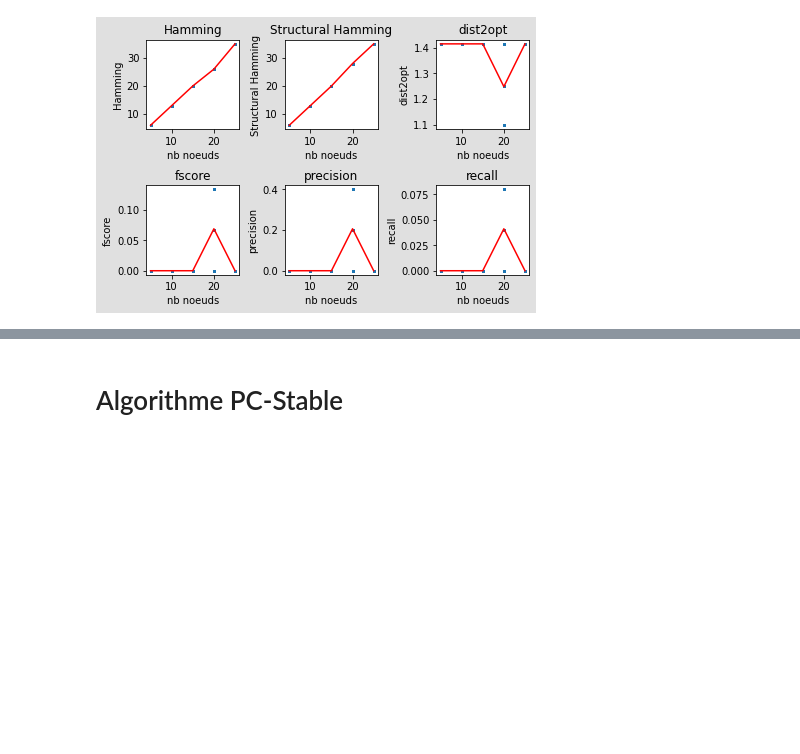
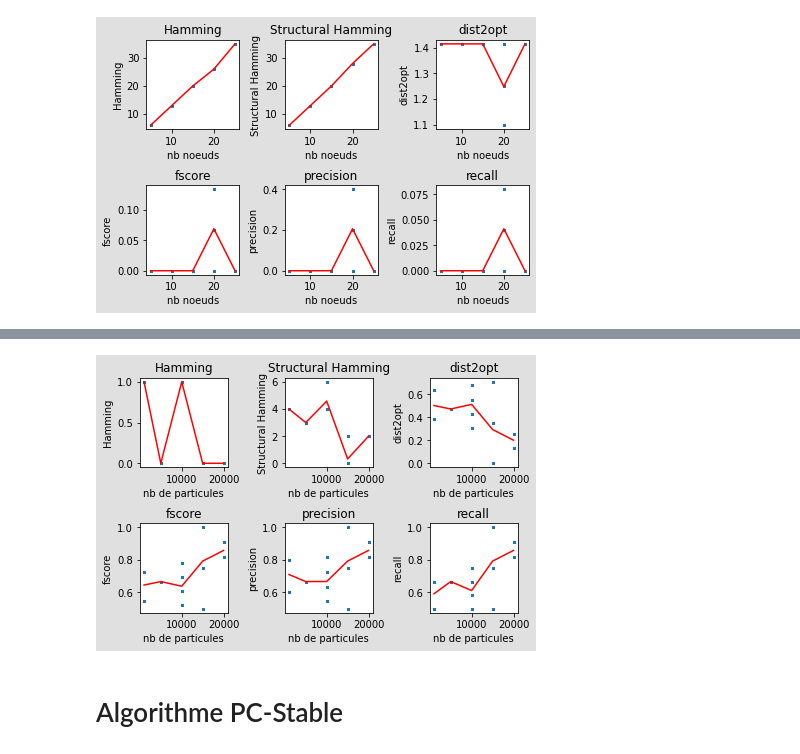
Before and after one commit to davidPinaud/BN_PCSTABLE, a Jupyter notebook: test_projet_MADI.ipynb, the cells around one changed output, grey strips where cells are left out. Saved outputs shown, nothing was run; the diff lists cells and outputs as text; code cells hidden in the pictures; blank space fills up the shorter version.

Commit message:
Fini test expérimentaux

```diff
--- a/test_projet_MADI.ipynb
+++ b/test_projet_MADI.ipynb
@@ -125,7 +131,7 @@ def learn_PC(bn,csvFilePath="test.csv",verbose=False):
 # %%
 ############Exemple############
 bn=genRandomBN()
-bn_approx,duration=learn_PC(bn,csvFilePath="test.csv",verbose=True)
+bn_approx,duration,_=learn_PC(bn,csvFilePath="test.csv",verbose=True)
 # %% [output]
 Apprentissage en 0.03126978874206543 seconde avec 20000 particules généré à partir d'un BN avec 5 noeuds, 5 arcs et de modalité maximum 3
 Graphe 1 : non orienté complet ------ Graphe 2 : après phase 1 ------ Graphe 3 : après phase 2
@@ -155,7 +161,7 @@ for n in list_nb_particules:
     #On créer un nombre nb_apprentissage_par_n de BN
     for _ in range(nb_apprentissage_par_n):
         #Appel de PC
-        _,duration=learn_PC(bn,csvFilePath="test.csv",verbose=False)
+        _,duration,_=learn_PC(bn,csvFilePath="test.csv",verbose=False)
         criteres=dict()
         criteres["duration"]=duration
         criteres["nb_particule"]=n
@@ -198,7 +204,7 @@ for n_nodes in list_nb_nodes:
     bn=genRandomBN(n,n_nodes, n_arcs, n_modmax=4,name_out="test.csv")
     for _ in range(nb_apprentissage_par_n_nodes):
         criteres=dict()
-        _,duration=learn_PC(bn,csvFilePath="test.csv",verbose=False)
+        _,duration,_=learn_PC(bn,csvFilePath="test.csv",verbose=False)
         criteres_all.append(criteres)
         criteres["duration"]=duration
         criteres["n_nodes"]=n_nodes
@@ -231,11 +237,13 @@ plt.show()
 nb_apprentissage_par_n_nodes=100
 criteres_all=[]
 list_nb_nodes=[5,10,15,20,25]
+n=5000
+
 for n_nodes in list_nb_nodes:
     n_arcs=int(1.25*n_nodes)
     bn_original=genRandomBN(n,n_nodes, n_arcs, n_modmax=4,name_out="test.csv")
     for _ in range(nb_apprentissage_par_n_nodes):
-        bn_approx_all,duration=learn_PC(bn_original,csvFilePath="test.csv",verbose=False)
+        bn_approx_all,duration,_=learn_PC(bn_original,csvFilePath="test.csv",verbose=False)
         bn_approx=random.choice(bn_approx_all)
         comparator=bn_vs_bn.GraphicalBNComparator(bn_original,bn_approx)
         #criteres=comparator.skeletonScores()
@@ -308,3 +360,44 @@ plt.show()
+# %%
+fig1, f1_axes = plt.subplots(ncols=3, nrows=2, constrained_layout=True)
+f1_axes[0][0].scatter(bnx,bny_hamming,label="Hamming",s=3)
+f1_axes[0][0].set_title("Hamming")
+f1_axes[0][0].plot(list_nb_particules,moy_all["hamming"],c='r',label="Hamming moyen")
+f1_axes[0][0].set_xlabel("nb de particules")
+f1_axes[0][0].set_ylabel("Hamming")
+
+f1_axes[0][1].scatter(bnx,bny_StructuralHamming,label="Structural Hamming",s=3)
+f1_axes[0][1].set_title("Structural Hamming")
+f1_axes[0][1].plot(list_nb_particules,moy_all["structural hamming"],c='r',label="Structural Hamming moyen")
+f1_axes[0][1].set_xlabel("nb de particules")
+f1_axes[0][1].set_ylabel("Structural Hamming")
+
+f1_axes[0][2].scatter(bnx,bny_dist2opt,label="dist2opt",s=3)
+f1_axes[0][2].set_title("dist2opt")
+f1_axes[0][2].plot(list_nb_particules,moy_all["dist2opt"],c='r',label="dist2opt moyen")
+f1_axes[0][2].set_xlabel("nb de particules")
+f1_axes[0][2].set_ylabel("dist2opt")
+
+f1_axes[1][0].scatter(bnx,bny_fscore,label="fscore",s=3)
+f1_axes[1][0].set_title("fscore")
+f1_axes[1][0].plot(list_nb_particules,moy_all["fscore"],c='r',label="fscore moyen")
+f1_axes[1][0].set_xlabel("nb de particules")
+f1_axes[1][0].set_ylabel("fscore")
+
+f1_axes[1][1].scatter(bnx,bny_precision,label="precision",s=3)
+f1_axes[1][1].set_title("precision")
+f1_axes[1][1].plot(list_nb_particules,moy_all["precision"],c='r',label="precision moyen")
+f1_axes[1][1].set_xlabel("nb de particules")
+f1_axes[1][1].set_ylabel("precision")
+
+f1_axes[1][2].scatter(bnx,bny_recall,label="recall",s=3)
+f1_axes[1][2].set_title("recall")
+f1_axes[1][2].plot(list_nb_particules,moy_all["recall"],c='r',label="recall moyen")
+f1_axes[1][2].set_xlabel("nb de particules")
+f1_axes[1][2].set_ylabel("recall")
+
+plt.show()
+# %% [output]
+[figure, added]
 # %% [markdown]
 # Algorithme PC-Stable
 # %% [markdown]
```
Also changed, not shown: parts of 4 cells of this notebook, 2 other files.
